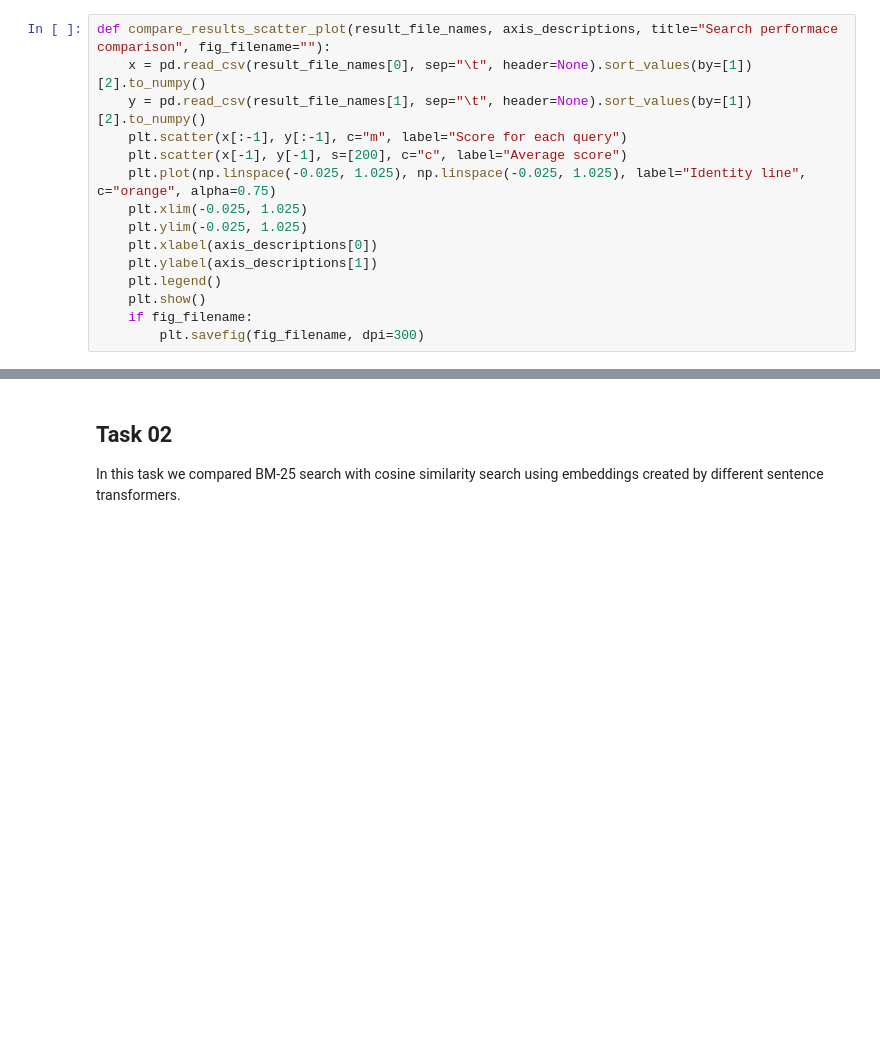
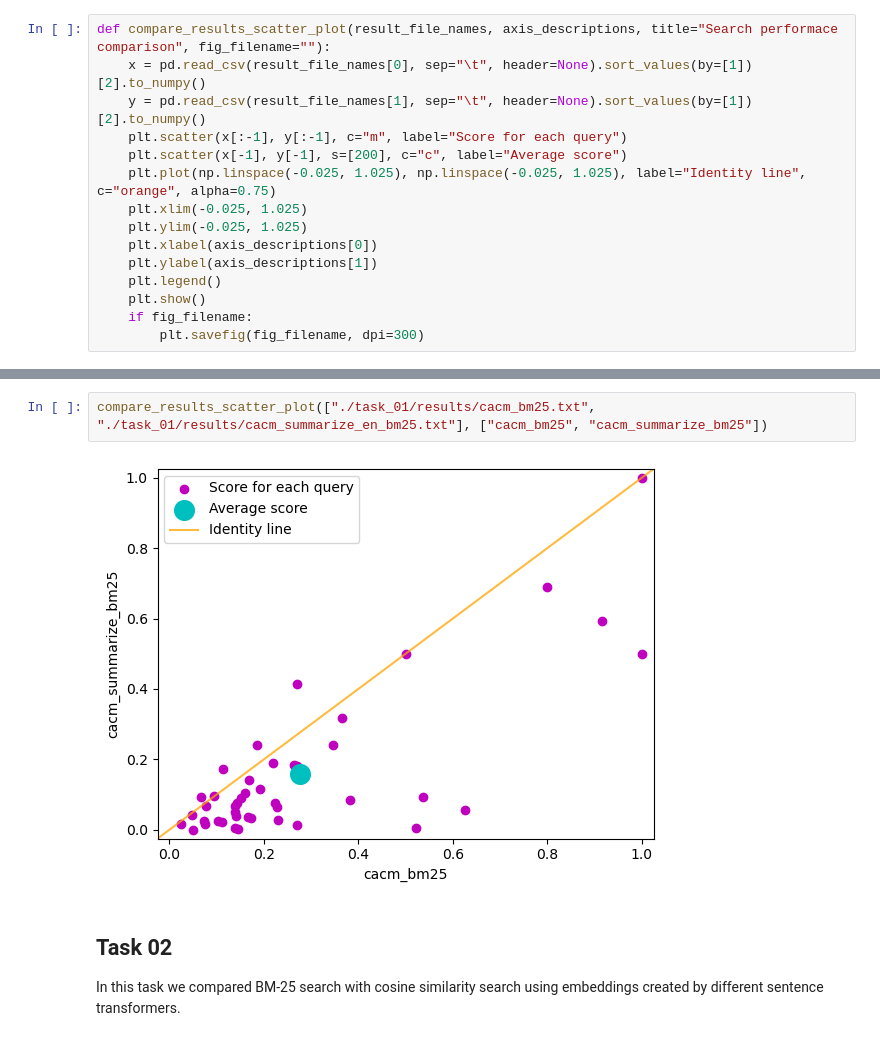
Before and after one commit to massimilianoviola/advanced-information-retrieval, a Jupyter notebook: tasks_presentation.ipynb, the cells around one changed output, grey strips where cells are left out. Drawn from its saved outputs; the diff is of its cells as text; blank space fills up the shorter version.

Commit message:
Added task 01 to jupyter notebook

```diff
--- a/tasks_presentation.ipynb
+++ b/tasks_presentation.ipynb
@@ -39,3 +79,7 @@ def compare_results_scatter_plot(result_file_names, axis_descriptions, title="Se
+# %%
+compare_results_scatter_plot(["./task_01/results/cacm_bm25.txt", "./task_01/results/cacm_summarize_en_bm25.txt"], ["cacm_bm25", "cacm_summarize_bm25"])
+# %% [output]
+[figure, added]
 # %% [markdown]
 ## Task 02
 In this task we compared BM-25 search with cosine similarity search using embeddings created by different sentence transformers.
```
Also changed, not shown: parts of 3 cells of this notebook, 1 other file.
